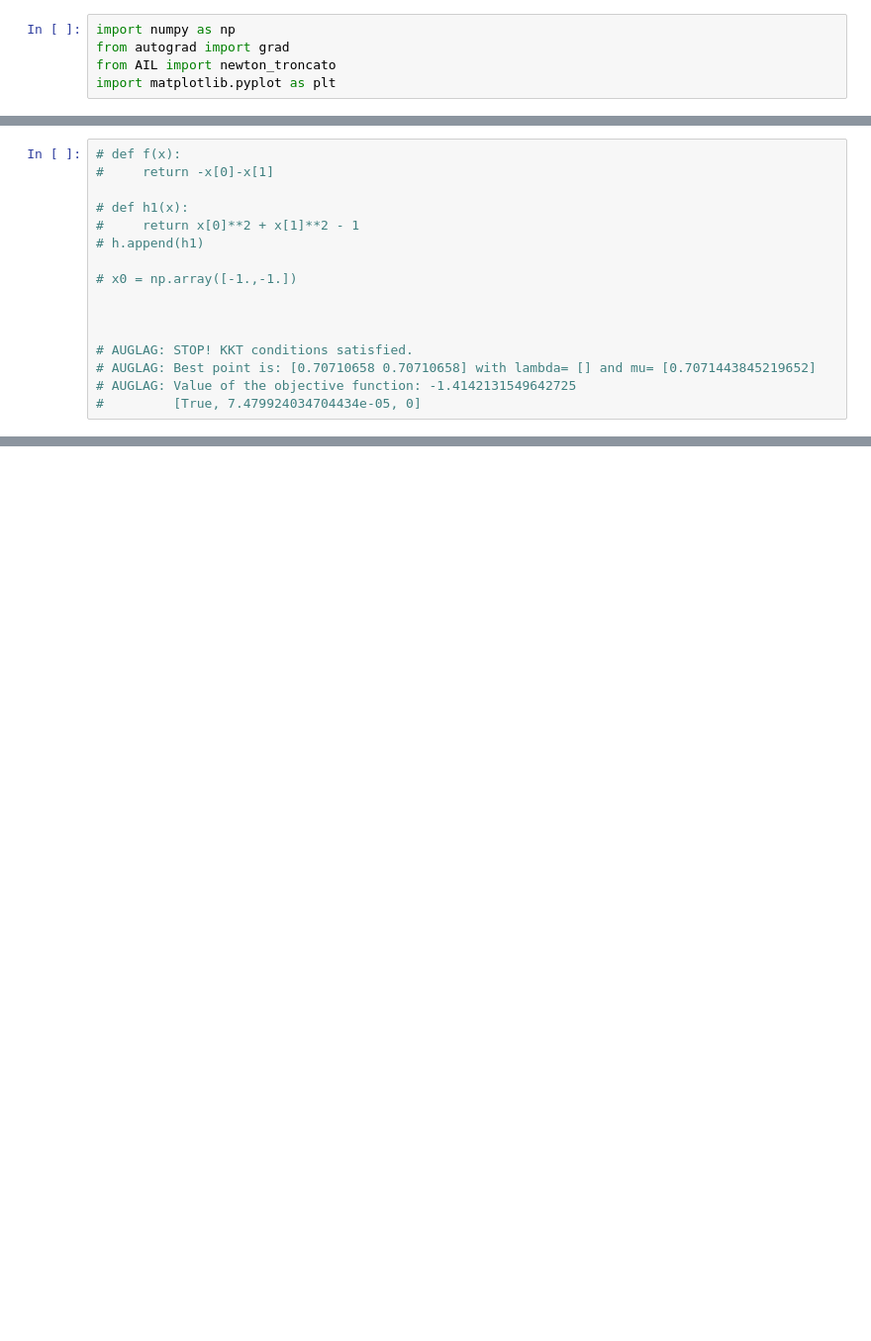
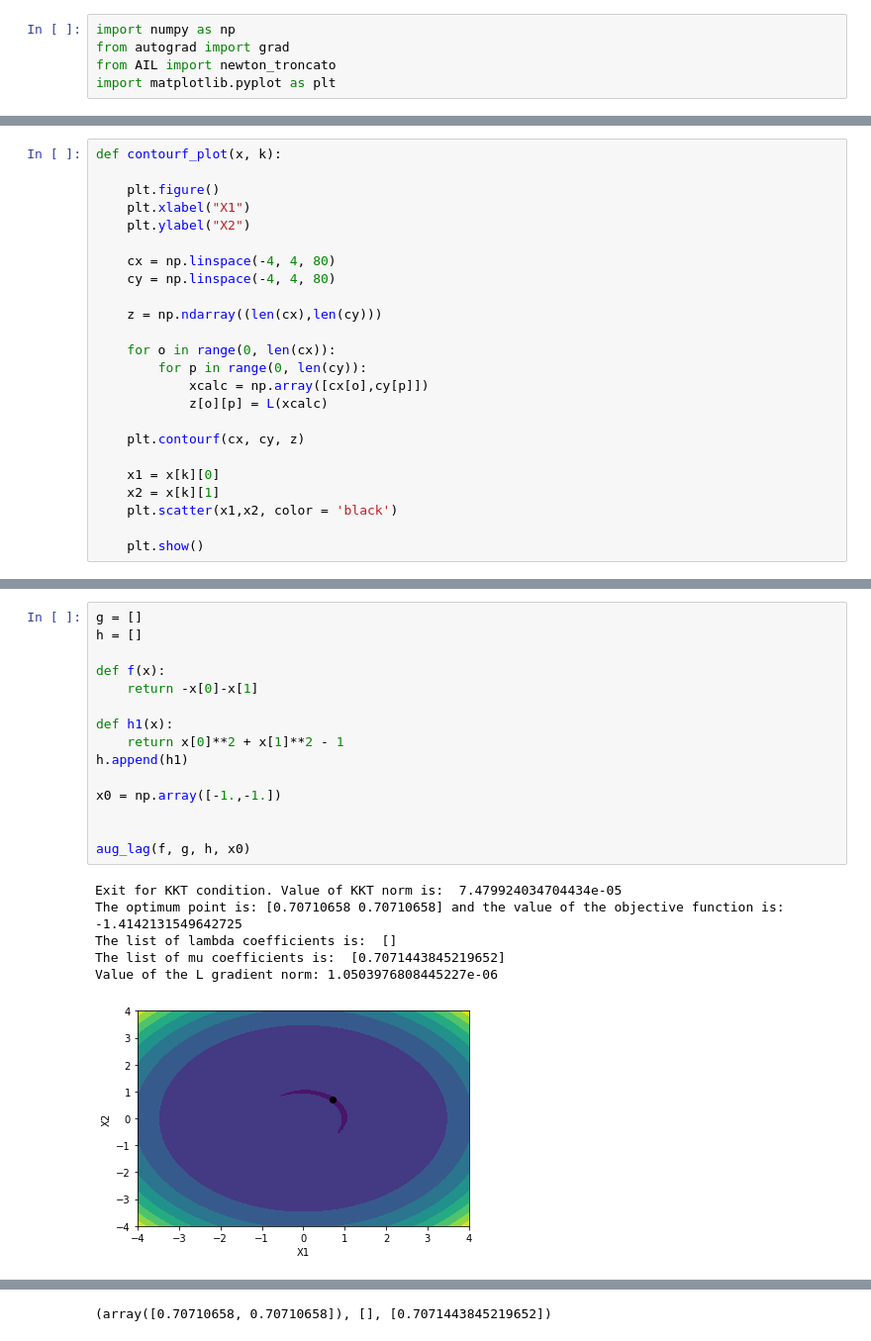
Before and after one commit to GiacomoBacchetta/Augmented-Lagrangian-Method, a Jupyter notebook: ALM - Code.ipynb, the cells around one changed output, grey strips where cells are left out. Shown at 99% size. Drawn from its saved outputs; the diff is of its cells as text; blank space fills up the shorter version.

```diff
--- a/ALM - Code.ipynb
+++ b/ALM - Code.ipynb
@@ -12,0 +61,24 @@ h = []
+# %%
+def contourf_plot(x, k):
+
+    plt.figure()
+    plt.xlabel("X1")
+    plt.ylabel("X2")
+
+    cx = np.linspace(-4, 4, 80)
+    cy = np.linspace(-4, 4, 80)
+
+    z = np.ndarray((len(cx),len(cy)))
+
+    for o in range(0, len(cx)):
+        for p in range(0, len(cy)):
+            xcalc = np.array([cx[o],cy[p]])
+            z[o][p] = L(xcalc)
+
+    plt.contourf(cx, cy, z)
+
+    x1 = x[k][0]
+    x2 = x[k][1]
+    plt.scatter(x1,x2, color = 'black')
+
+    plt.show()
@@ -17,16 +223,22 @@ h = []
-# %%
-# def f(x):
-#     return -x[0]-x[1]
-
-# def h1(x):
-#     return x[0]**2 + x[1]**2 - 1
-# h.append(h1)
-
-# x0 = np.array([-1.,-1.])
-
-
-
-# AUGLAG: STOP! KKT conditions satisfied.
-# AUGLAG: Best point is: [0.70710658 0.70710658] with lambda= [] and mu= [0.7071443845219652]
-# AUGLAG: Value of the objective function: -1.4142131549642725
-#         [True, 7.479924034704434e-05, 0]
+# %%
+g = []
+h = []
+
+def f(x):
+    return -x[0]-x[1]
+
+def h1(x):
+    return x[0]**2 + x[1]**2 - 1
+h.append(h1)
+
+x0 = np.array([-1.,-1.])
+
+
+aug_lag(f, g, h, x0)
+# %% [output]
+Exit for KKT condition. Value of KKT norm is:  7.479924034704434e-05
+The optimum point is: [0.70710658 0.70710658] and the value of the objective function is:  -1.4142131549642725
+The list of lambda coefficients is:  []
+The list of mu coefficients is:  [0.7071443845219652]
+Value of the L gradient norm: 1.0503976808445227e-06
+[figure, added]
@@ -33 +246,2 @@ h = []
+(array([0.70710658, 0.70710658]), [], [0.7071443845219652])
 # %% [markdown]
```
Also changed, not shown: parts of 42 cells of this notebook.
